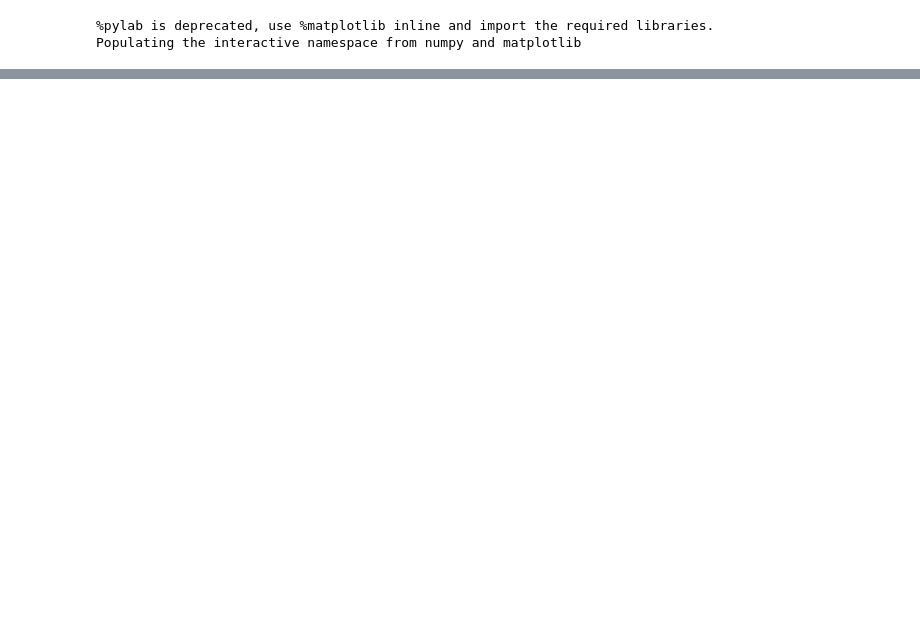
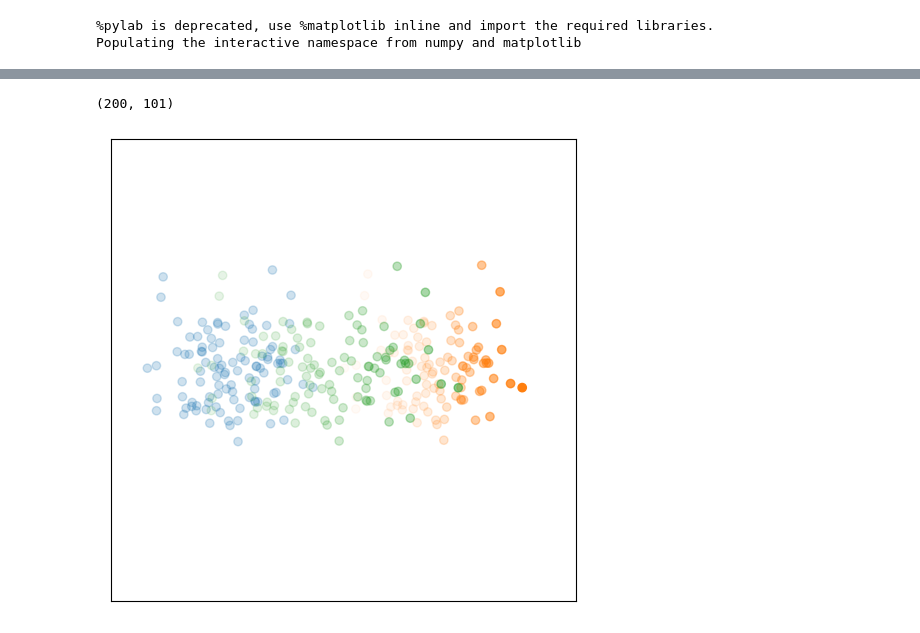
Before and after one commit to necludov/wl-mechanics, a Jupyter notebook: notebooks/visualization.ipynb, the cells around one changed output, grey strips where cells are left out. Saved outputs shown, nothing was run; the diff lists cells and outputs as text; code cells hidden in the pictures; blank space fills up the shorter version.

```diff
--- a/notebooks/visualization.ipynb
+++ b/notebooks/visualization.ipynb
@@ -128 +131,19 @@ plt.grid()
+# %%
+w_normed.shape
+# %% [output]
+(200, 101)
+# %%
+n = 100
+w_normed = w/w.max()
+figsize(6,6)
+plt.scatter(solution[:n,0,0], solution[:n,0,1], alpha=w_normed[:,0])
+plt.scatter(solution[:n,-1,0], solution[:n,-1,1], alpha=w_normed[:,-1])
+plt.scatter(solution[:n,50,0], solution[:n,50,1], alpha=w_normed[:,50])
+plt.xticks([], [])
+plt.yticks([], [])
+plt.xlim(-2,2)
+plt.ylim(-2,2)
+plt.grid()
+# %% [output]
+[figure, added]
 # %%
```
Also changed, not shown: parts of 15 cells of this notebook, 29 other files.
